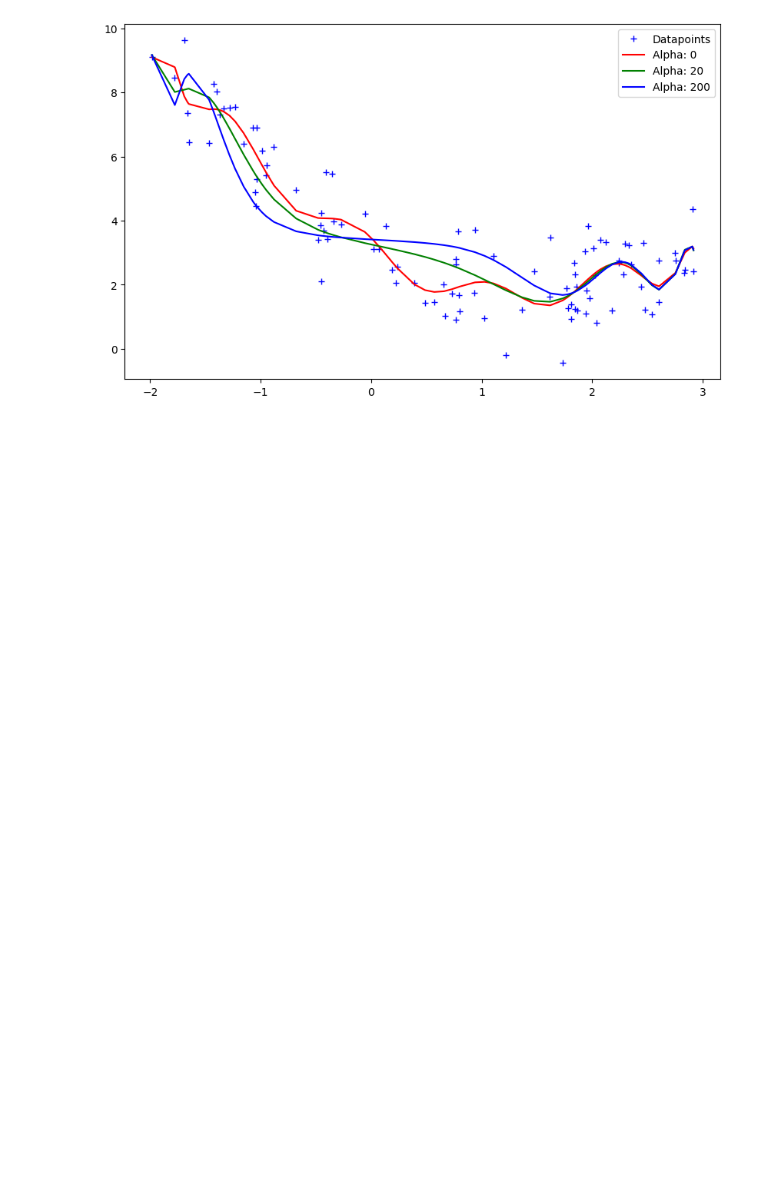
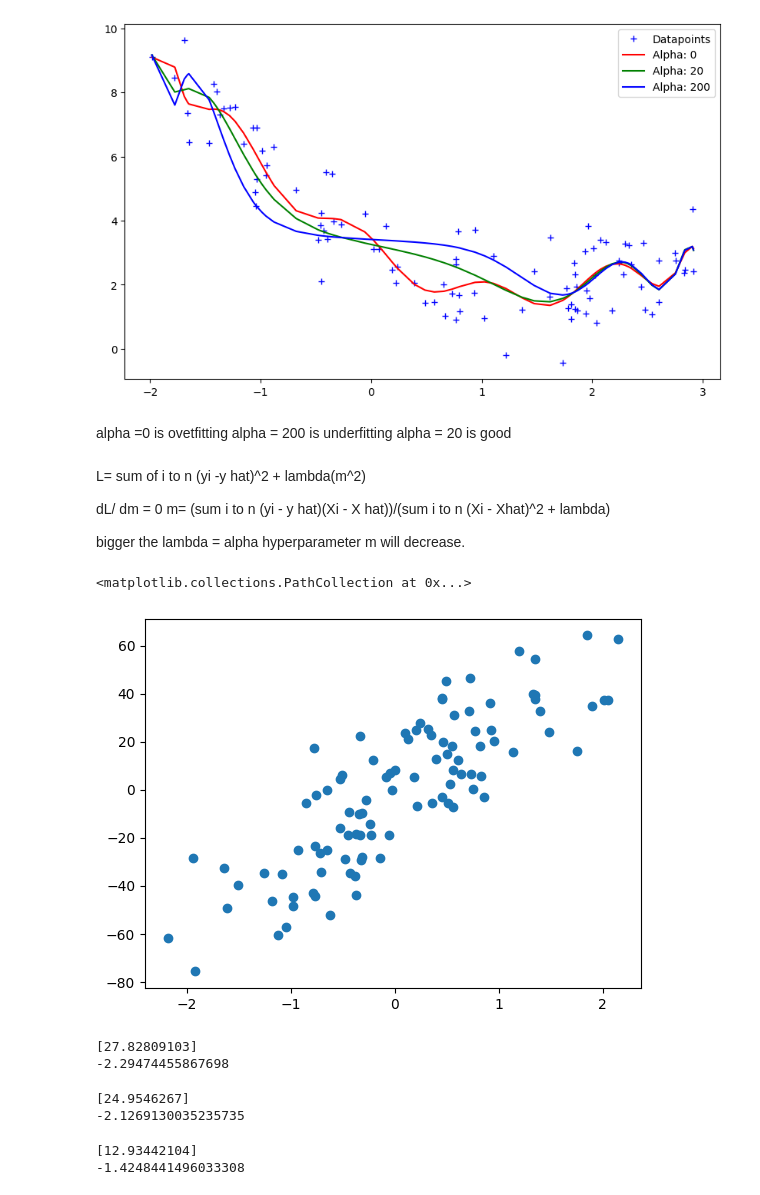
Before and after one commit to Avit-hodibu/Regression, a Jupyter notebook: Bias_variance.ipynb, the cells around one changed output. Cells and saved outputs as stored; diff of their text form; code cells hidden in the pictures; blank space fills up the shorter version.

```diff
--- a/Bias_variance.ipynb
+++ b/Bias_variance.ipynb
@@ -131,3 +131,14 @@ plt.legend()
 plt.show()
 # %% [output]
 [figure]
+# %% [markdown]
+alpha =0 is ovetfitting
+alpha = 200 is underfitting
+alpha = 20 is good
+# %% [markdown]
+L= sum of i to n (yi -y hat)^2 + lambda(m^2)
+
+dL/ dm = 0
+m= (sum i to n (yi - y hat)(Xi - X hat))/(sum i to n (Xi - Xhat)^2 + lambda)
+
+bigger the lambda = alpha hyperparameter m will decrease.
@@ -133,0 +149,33 @@ plt.show()
+# %%
+X,y = make_regression(n_samples=100, n_features=1, n_informative=1, n_targets=1,noise=20,random_state=13)
+
+plt.scatter(X,y)
+# %% [output]
+<matplotlib.collections.PathCollection at 0x...>
+[figure, added]
+# %%
+from sklearn.linear_model import LinearRegression
+lr = LinearRegression()
+lr.fit(X,y)
+print(lr.coef_)
+print(lr.intercept_)
+# %% [output]
+[27.82809103]
+-2.29474455867698
+# %%
+from sklearn.linear_model import Ridge
+rr = Ridge(alpha=10)
+rr.fit(X,y)
+print(rr.coef_)
+print(rr.intercept_)
+# %% [output]
+[24.9546267]
+-2.1269130035235735
+# %%
+rr1 = Ridge(alpha=100)
+rr1.fit(X,y)
+print(rr1.coef_)
+print(rr1.intercept_)
+# %% [output]
+[12.93442104]
+-1.4248441496033308
```
Also changed, not shown: parts of 13 cells of this notebook.
